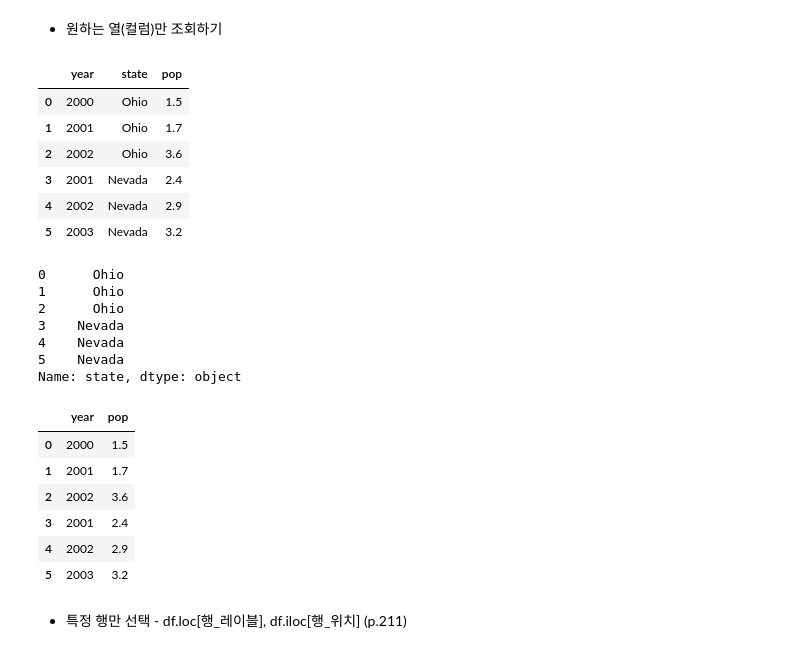
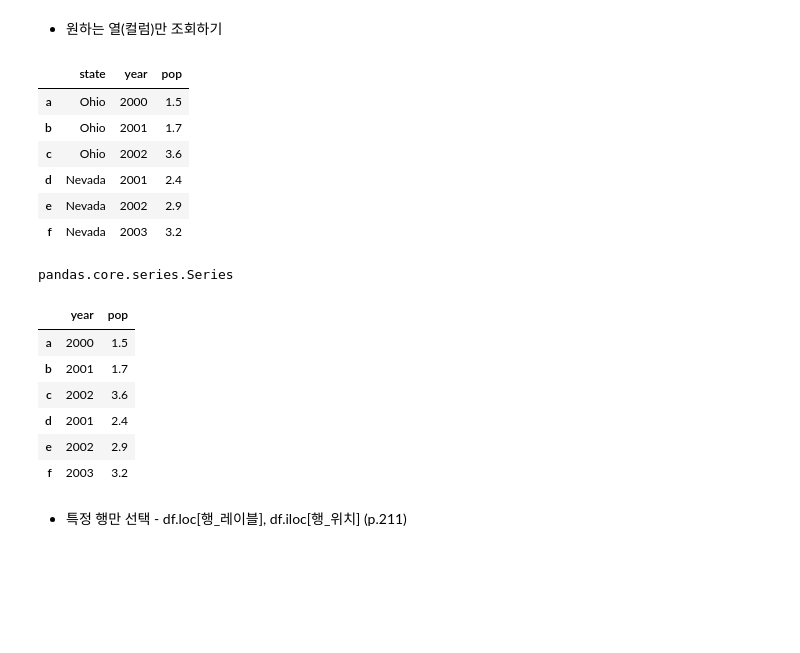
Before and after one commit to morning5626/python_basic_3, a Jupyter notebook: ch05_update_class.ipynb, the cells around one changed output. Drawn from its saved outputs; the diff is of its cells as text; code cells hidden in the pictures; blank space fills up the shorter version.

```diff
--- a/ch05_update_class.ipynb
+++ b/ch05_update_class.ipynb
@@ -776,39 +834,33 @@ Index(['year', 'state', 'pop'], dtype='object')
 * 조건색인으로 특정 조건에 부합되는 데이터 선택
 # %% [markdown]
 * 원하는 열(컬럼)만 조회하기
-# %%
-frame2
-# %% [output]
-|  | year | state | pop |
-| 0 | 2000 | Ohio | 1.5 |
-| 1 | 2001 | Ohio | 1.7 |
-| 2 | 2002 | Ohio | 3.6 |
-| 3 | 2001 | Nevada | 2.4 |
-| 4 | 2002 | Nevada | 2.9 |
-| 5 | 2003 | Nevada | 3.2 |
+# %%
+frame
+# %% [output]
+|  | state | year | pop |
+| a | Ohio | 2000 | 1.5 |
+| b | Ohio | 2001 | 1.7 |
+| c | Ohio | 2002 | 3.6 |
+| d | Nevada | 2001 | 2.4 |
+| e | Nevada | 2002 | 2.9 |
+| f | Nevada | 2003 | 3.2 |
 # %%
 # 1) state만 조회
 frame["state"]
-#type(frame2['state']) # Series 객체
+type(frame['state']) # Series 객체
 # %% [output]
-0      Ohio
-1      Ohio
-2      Ohio
-3    Nevada
-4    Nevada
-5    Nevada
-Name: state, dtype: object
+pandas.core.series.Series
 # %%
 # 2) year와 pop 조회하기 - 색인 기호 안에 조회할 2개 이상의 컬럼명들을 리스트로 작성
-frame2[['year','pop']]
+frame[['year','pop']]
 # %% [output]
 |  | year | pop |
-| 0 | 2000 | 1.5 |
-| 1 | 2001 | 1.7 |
-| 2 | 2002 | 3.6 |
-| 3 | 2001 | 2.4 |
-| 4 | 2002 | 2.9 |
-| 5 | 2003 | 3.2 |
+| a | 2000 | 1.5 |
+| b | 2001 | 1.7 |
+| c | 2002 | 3.6 |
+| d | 2001 | 2.4 |
+| e | 2002 | 2.9 |
+| f | 2003 | 3.2 |
 # %% [markdown]
 * 특정 행만 선택 - df.loc[행_레이블], df.iloc[행_위치] (p.211)
 # %%
```
Also changed, not shown: parts of 140 cells of this notebook.
